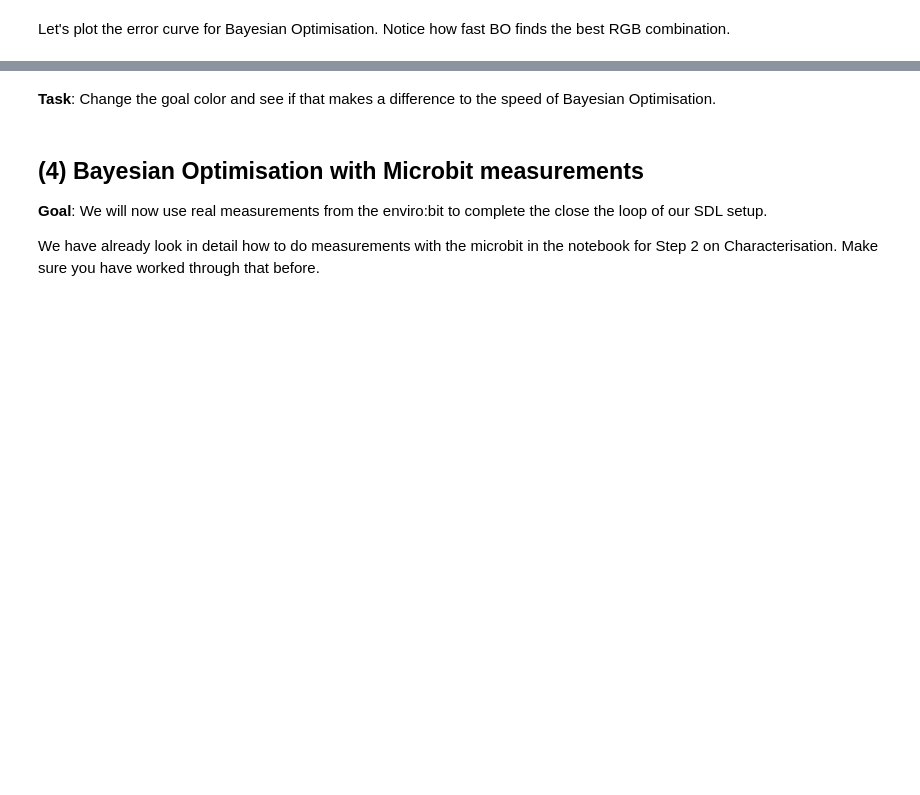
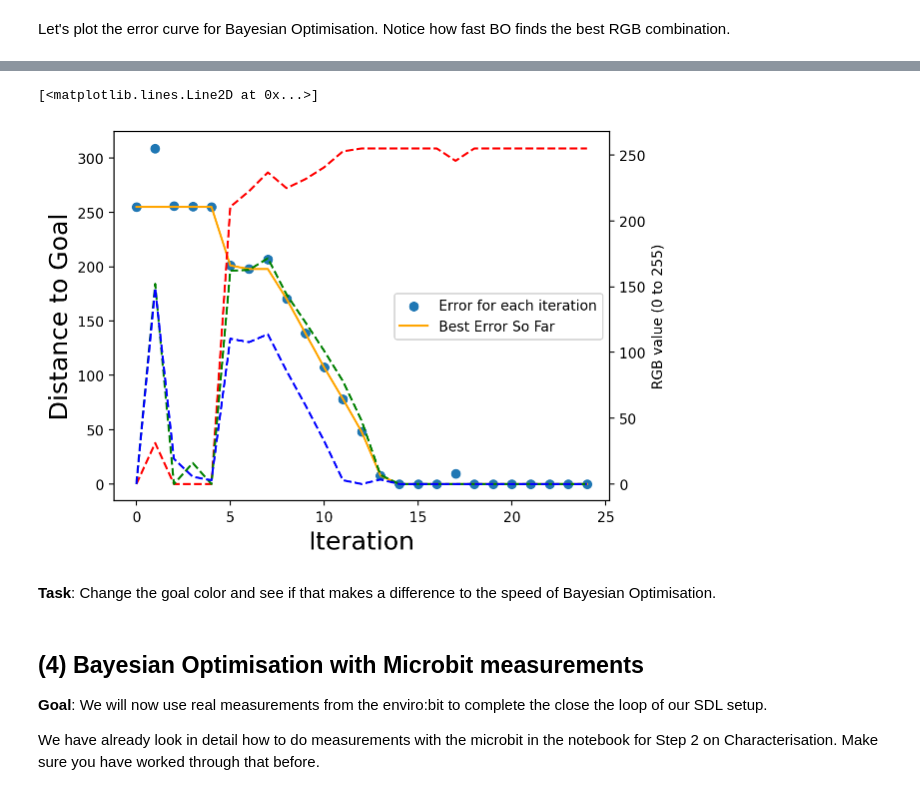
Before and after one commit to matterhorn-studio/SDL4Kids.com, a Jupyter notebook: notebooks/MacOS/Step 3 - Planning (MacOS).ipynb, the cells around one changed output, grey strips where cells are left out. Saved outputs shown, nothing was run; the diff lists cells and outputs as text; code cells hidden in the pictures; blank space fills up the shorter version.

```diff
--- a/notebooks/MacOS/Step 3 - Planning (MacOS).ipynb
+++ b/notebooks/MacOS/Step 3 - Planning (MacOS).ipynb
@@ -445,27 +504,30 @@ plt.legend()
 # %%
 import matplotlib.pyplot as plt
 # Plot error for each iteration
 plt.scatter(range(len(error_values)), error_values, label="Error for each iteration")
 
 # Calculate best error so far
 best_error_so_far = 1000
 best_errors = []
 for value in error_values:
     if value < best_error_so_far:
         best_error_so_far = value
     best_errors.append(best_error_so_far)
 
 # Plot best error so far
 plt.plot(best_errors, label="Best Error So Far", color="orange")
 plt.xlabel('Iteration', fontsize=18)
 plt.ylabel('Distance to Goal', fontsize=18)
-plt.legend()
+plt.legend(loc = "center right")
 ax = plt.gca()
 secax = ax.twinx()
 secax.set_ylabel('RGB value (0 to 255)')
 secax.plot(samples['R'], color='red', linestyle='dashed')
 secax.plot(samples['G'], color='green', linestyle='dashed')
 secax.plot(samples['B'], color='blue', linestyle='dashed')
+# %% [output]
+[<matplotlib.lines.Line2D at 0x...>]
+[figure, added]
 # %% [markdown]
 **Task**: Change the goal color and see if that makes a difference to the speed of Bayesian Optimisation.
 # %% [markdown]
```
Also changed, not shown: parts of 13 cells of this notebook, 3 other files.
